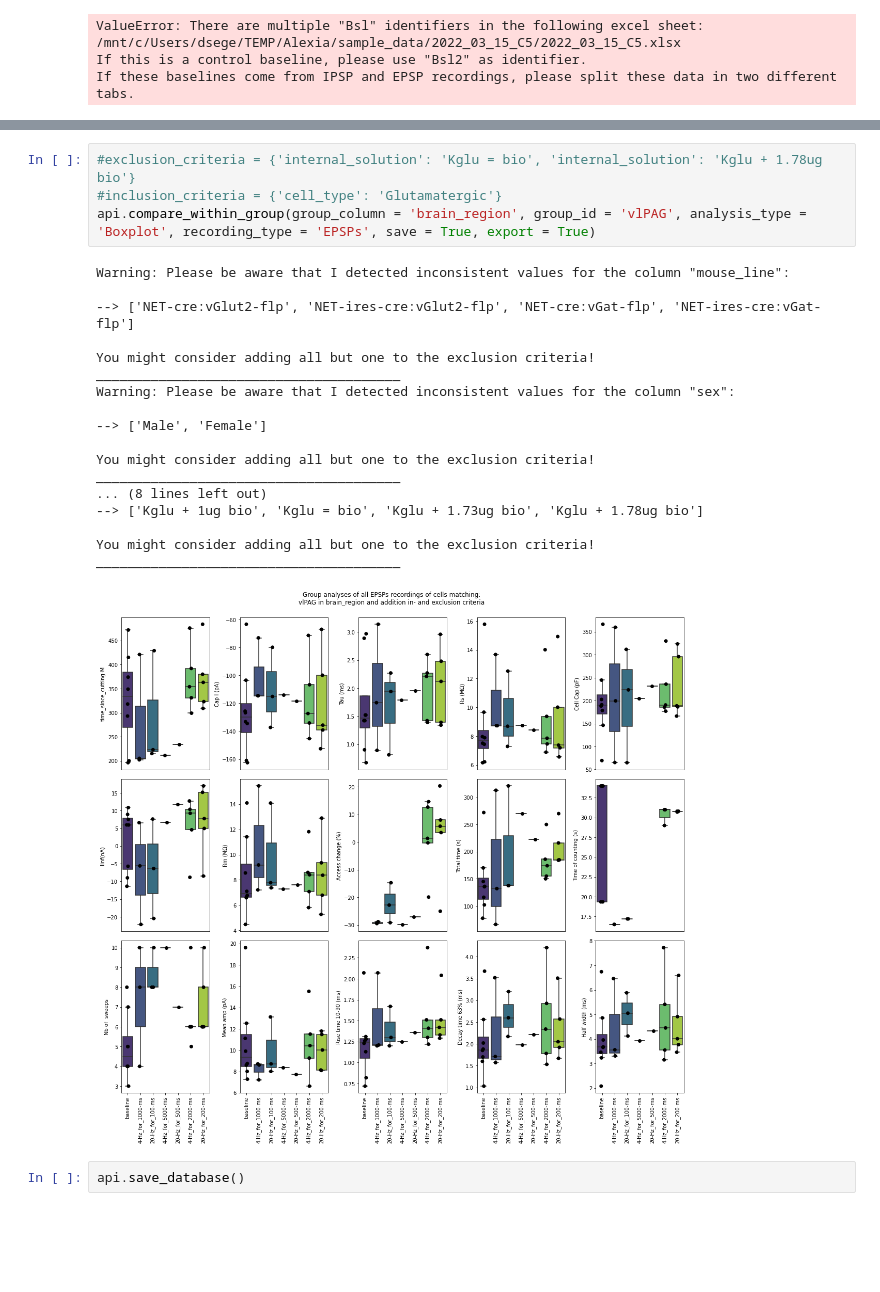
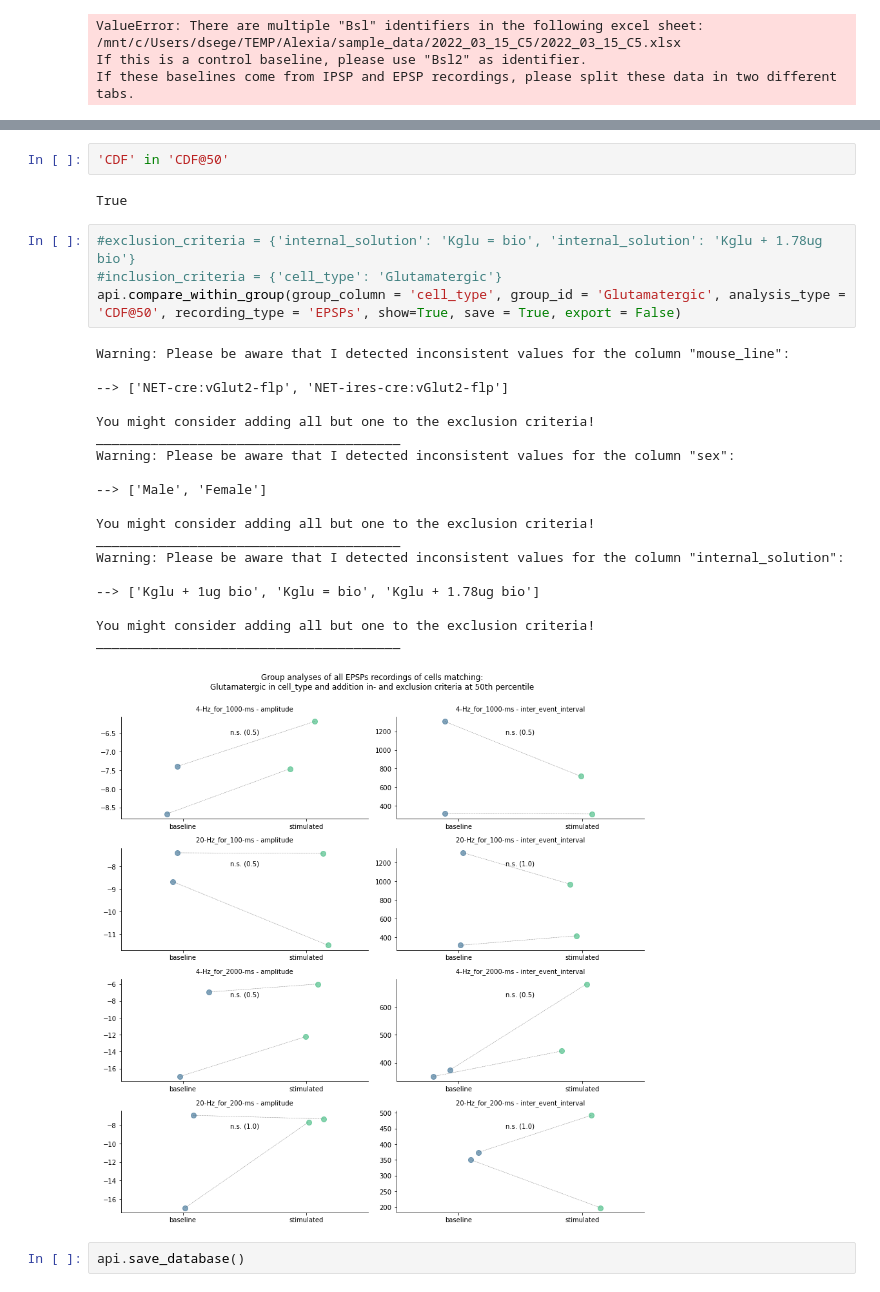
Before and after one commit to DennisDoll/DCLmeetsRETUNE, a Jupyter notebook: patch_clamp_analysis/api_playground.ipynb, the cells around one changed output, grey strips where cells are left out. Cells and saved outputs as stored; diff of their text form; blank space fills up the shorter version.

```diff
--- a/patch_clamp_analysis/api_playground.ipynb
+++ b/patch_clamp_analysis/api_playground.ipynb
@@ -44,26 +78,31 @@ api.compare_on_single_cell_level(global_cell_id = '0007', analysis_type = 'CDF',
+# %%
+'CDF' in 'CDF@50'
+# %% [output]
+True
 # %%
 #exclusion_criteria = {'internal_solution': 'Kglu = bio', 'internal_solution': 'Kglu + 1.78ug bio'}
 #inclusion_criteria = {'cell_type': 'Glutamatergic'}
-api.compare_within_group(group_column = 'brain_region', group_id = 'vlPAG', analysis_type = 'Boxplot', recording_type = 'EPSPs', save = True, export = True)
+api.compare_within_group(group_column = 'cell_type', group_id = 'Glutamatergic', analysis_type = 'CDF@50', recording_type = 'EPSPs', show=True, save = True, export = False)
 # %% [output]
 Warning: Please be aware that I detected inconsistent values for the column "mouse_line":
 
---> ['NET-cre:vGlut2-flp', 'NET-ires-cre:vGlut2-flp', 'NET-cre:vGat-flp', 'NET-ires-cre:vGat-flp']
+--> ['NET-cre:vGlut2-flp', 'NET-ires-cre:vGlut2-flp']
 
 You might consider adding all but one to the exclusion criteria!
 _______________________________________
 Warning: Please be aware that I detected inconsistent values for the column "sex":
 
 --> ['Male', 'Female']
 
 You might consider adding all but one to the exclusion criteria!
 _______________________________________
-... (8 lines left out)
---> ['Kglu + 1ug bio', 'Kglu = bio', 'Kglu + 1.73ug bio', 'Kglu + 1.78ug bio']
+Warning: Please be aware that I detected inconsistent values for the column "internal_solution":
+
+--> ['Kglu + 1ug bio', 'Kglu = bio', 'Kglu + 1.78ug bio']
 
 You might consider adding all but one to the exclusion criteria!
 _______________________________________
-[figure, old version]
+[figure, new version]
 # %%
 api.save_database()
 # %% [markdown]
```
Also changed, not shown: parts of 55 cells of this notebook, 2 other files.
